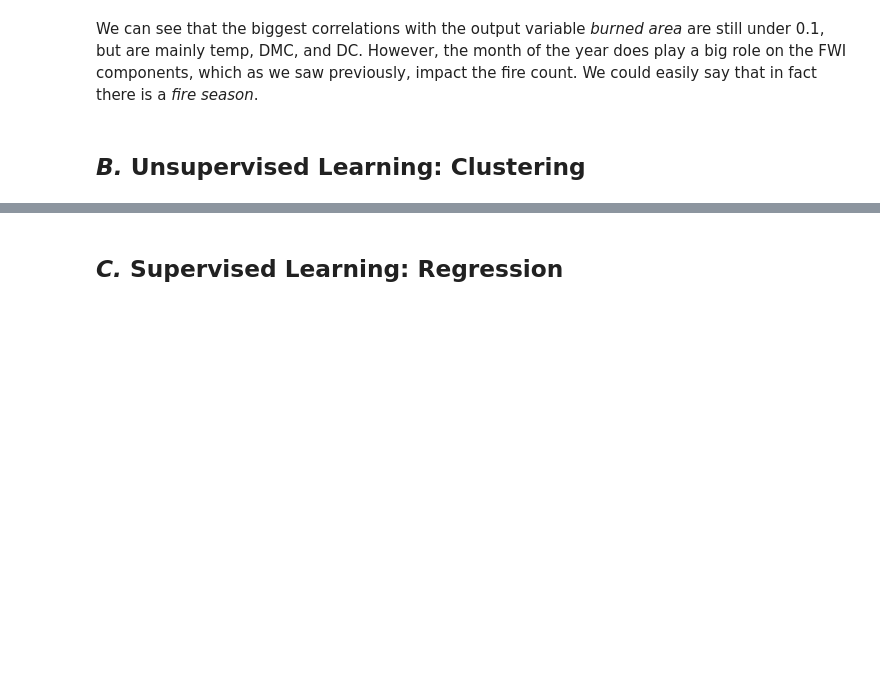
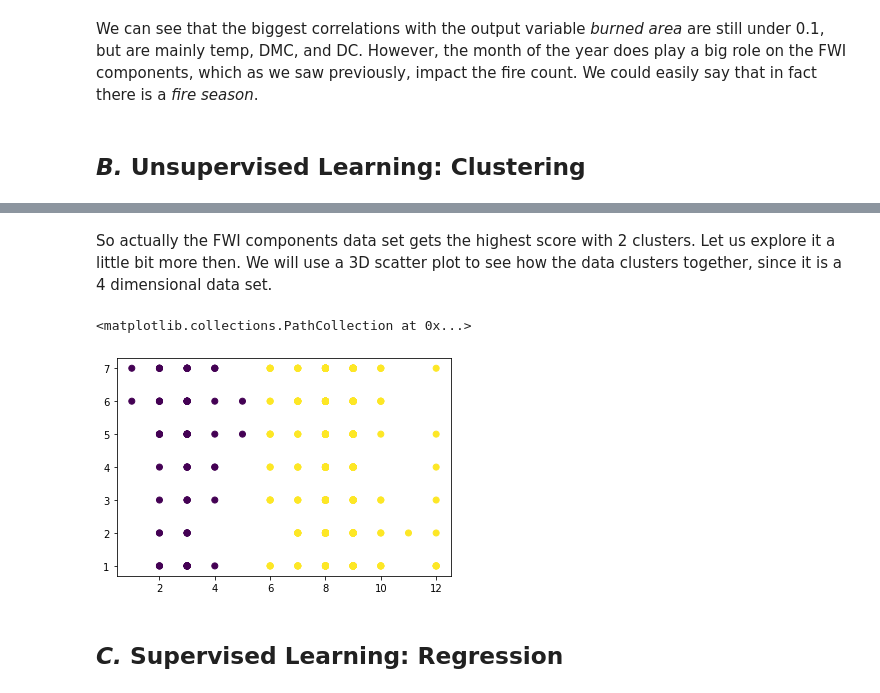
Before and after one commit to alex-fddz/forest-fires, a Jupyter notebook: project.ipynb, the cells around one changed output, grey strips where cells are left out. Cells and saved outputs as stored; diff of their text form; code cells hidden in the pictures; blank space fills up the shorter version.

Commit message:
some unsupervised clustering

```diff
--- a/project.ipynb
+++ b/project.ipynb
@@ -353,0 +359,6 @@ Now we will attempt to run an unsupervised learning algorithm on the data.
+# %%
+df_spatial = df[['X', 'Y']]
+df_temporal = df[['month_n', 'day_n']]
+df_spatial_temporal = df[['X', 'Y', 'month_n', 'day_n']]
+df_fwi_components = df[['FFMC', 'DMC', 'DC', 'ISI']]
+df_weather = df[['temp', 'RH', 'wind', 'rain']]
@@ -353,0 +367,28 @@ Now we will attempt to run an unsupervised learning algorithm on the data.
+# %%
+def getClusterQty(dataframe, max=11, i=10):
+    range_n_clusters = range(2,max)
+    best = (0, 0) # = (n_clusters, score)
+    for n in range_n_clusters:
+        clusterer = KMeans(n_clusters=n, n_init=i).fit(dataframe)
+        score = silhouette_score(dataframe, clusterer.labels_)
+
+        best = (n, score) if score > best[1] else best
+
+    print(" - Best nr. of clusters is", best[0],
+    "| score =", round(best[1], 5))
+    return best
+# %%
+print("> Spatial:")
+best_spatial = getClusterQty(df_spatial)
+
+print('> Temporal:')
+best_temporal = getClusterQty(df_temporal)
+
+print('> Spatial-Temporal:')
+best_spatial_temporal = getClusterQty(df_spatial_temporal)
+
+print('> FWI Components:')
+best_fwi_components = getClusterQty(df_fwi_components)
+
+print('> Weather:')
+best_weather = getClusterQty(df_weather)
@@ -354,3 +406,18 @@ Now we will attempt to run an unsupervised learning algorithm on the data.
+# %% [markdown]
+So actually the FWI components data set gets the highest score with 2 clusters. Let us explore it a little bit more then. We will use a 3D scatter plot to see how the data clusters together, since it is a 4 dimensional data set.
+# %%
+df_sel = df_temporal
+clusters = best_temporal[0]
+x_feat = 'month_n'
+y_feat = 'day_n'
+iterations = 40
+
+kmCluster = KMeans(n_clusters=clusters, n_init=iterations, init='random')
+kmCluster.fit(df_sel)
+plt.scatter(df_sel[x_feat], df_sel[y_feat], c=kmCluster.labels_)
+# %% [output]
+<matplotlib.collections.PathCollection at 0x...>
+[figure, added]
 # %% [markdown]
 ## *C.* Supervised Learning: Regression
 # %% [markdown]
```
Also changed, not shown: parts of 15 cells of this notebook.
